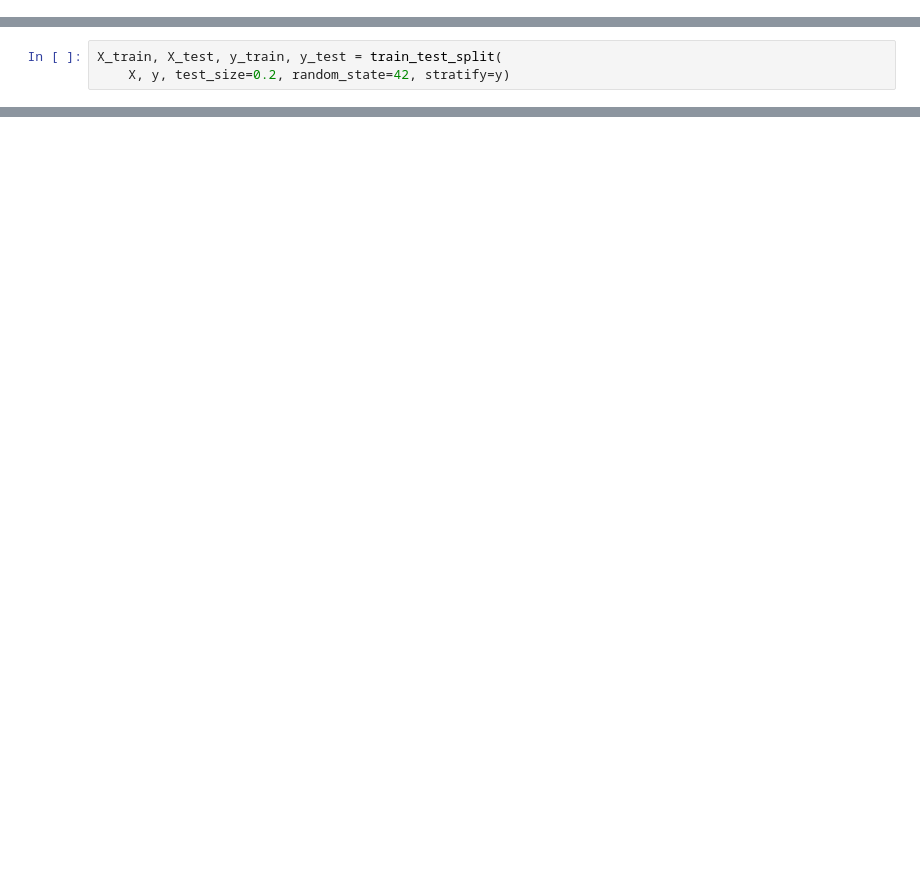
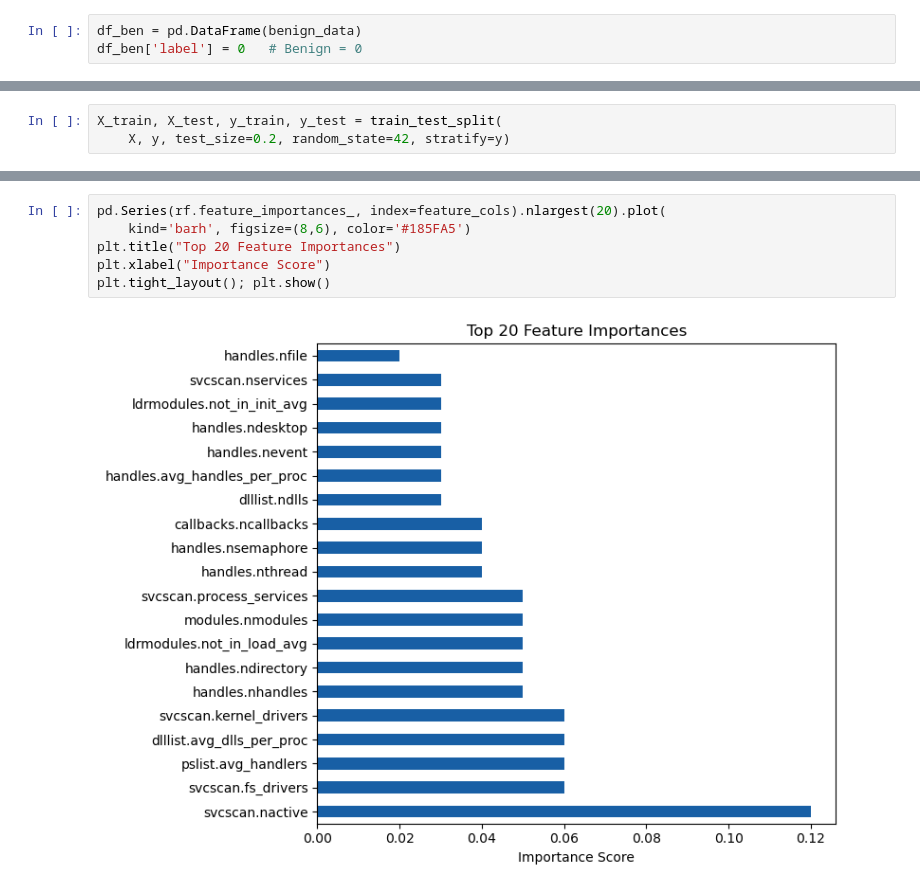
Before and after one commit to CS-Krishna/Ai-Lab, a Jupyter notebook: Lab-9.ipynb, the cells around one changed output, grey strips where cells are left out. Drawn from its saved outputs; the diff is of its cells as text; blank space fills up the shorter version.

```diff
--- a/Lab-9.ipynb
+++ b/Lab-9.ipynb
@@ -14,0 +31,3 @@ df = df.replace([np.inf, -np.inf], np.nan).dropna()
+# %%
+df_ben = pd.DataFrame(benign_data)
+df_ben['label'] = 0   # Benign = 0
@@ -58,0 +83,8 @@ print(np.unique(y_train, return_counts=True))
+# %%
+pd.Series(rf.feature_importances_, index=feature_cols).nlargest(20).plot(
+    kind='barh', figsize=(8,6), color='#185FA5')
+plt.title("Top 20 Feature Importances")
+plt.xlabel("Importance Score")
+plt.tight_layout(); plt.show()
+# %% [output]
+[figure, added]
```
Also changed, not shown: parts of 17 cells of this notebook.
